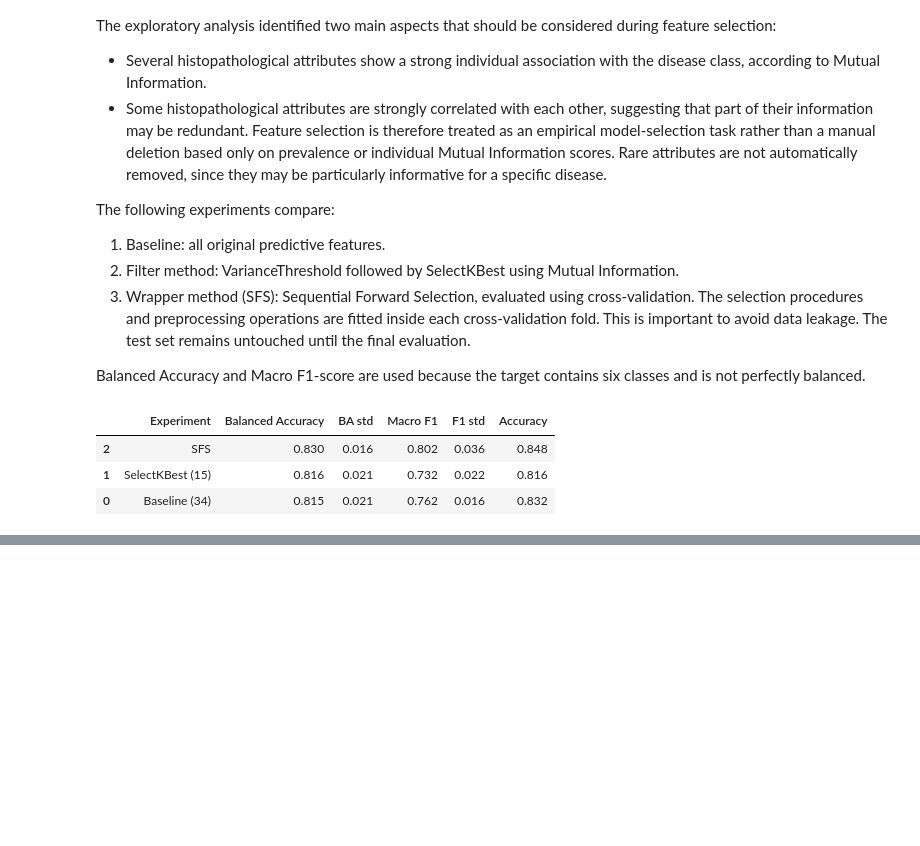
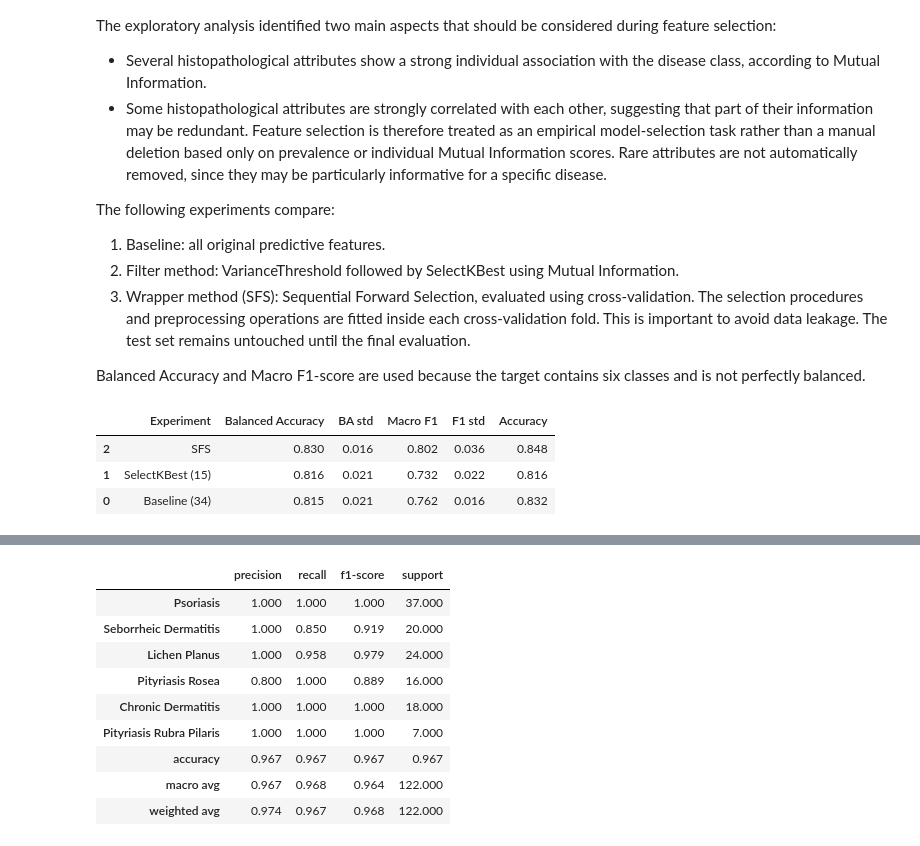
Before and after one commit to lolloantonioli/dermatology-disease-classification, a Jupyter notebook: dermatology_disease_classification.ipynb, the cells around one changed output, grey strips where cells are left out. Cells and saved outputs as stored; diff of their text form; code cells hidden in the pictures; blank space fills up the shorter version.

```diff
--- a/dermatology_disease_classification.ipynb
+++ b/dermatology_disease_classification.ipynb
@@ -1234,0 +1590,36 @@ scrivere che uso come scoring in sfs balanced_accuracy perchè vengono numeri mi
+# %%
+# Disease labels
+disease_names = {
+    1: "Psoriasis",
+    2: "Seborrheic Dermatitis",
+    3: "Lichen Planus",
+    4: "Pityriasis Rosea",
+    5: "Chronic Dermatitis",
+    6: "Pityriasis Rubra Pilaris"
+}
+
+class_labels = sorted(disease_names.keys())
+
+report = classification_report(
+    y_test,
+    y_pred,
+    labels=class_labels,
+    target_names=[disease_names[i] for i in class_labels],
+    output_dict=True,
+    zero_division=0
+)
+
+report_df = pd.DataFrame(report).T
+
+display(report_df.round(3))
+# %% [output]
+|  | precision | recall | f1-score | support |
+| Psoriasis | 1.000 | 1.000 | 1.000 | 37.000 |
+| Seborrheic Dermatitis | 1.000 | 0.850 | 0.919 | 20.000 |
+| Lichen Planus | 1.000 | 0.958 | 0.979 | 24.000 |
+| Pityriasis Rosea | 0.800 | 1.000 | 0.889 | 16.000 |
+| Chronic Dermatitis | 1.000 | 1.000 | 1.000 | 18.000 |
+| Pityriasis Rubra Pilaris | 1.000 | 1.000 | 1.000 | 7.000 |
+| accuracy | 0.967 | 0.967 | 0.967 | 0.967 |
+| macro avg | 0.967 | 0.968 | 0.964 | 122.000 |
+| weighted avg | 0.974 | 0.967 | 0.968 | 122.000 |
```
Also changed, not shown: parts of 22 cells of this notebook.
